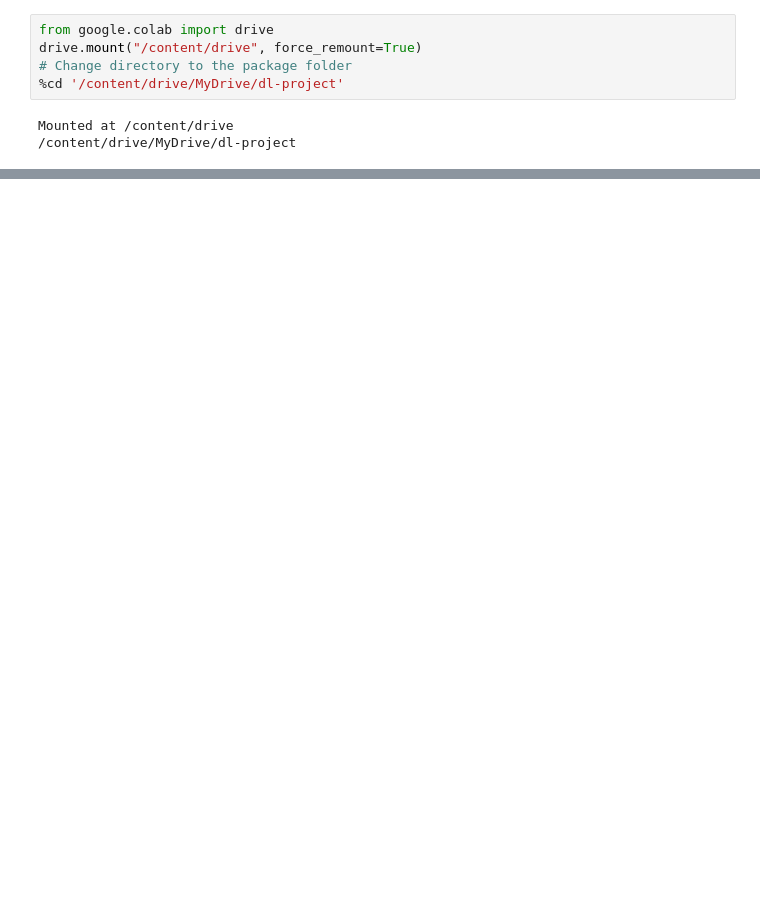
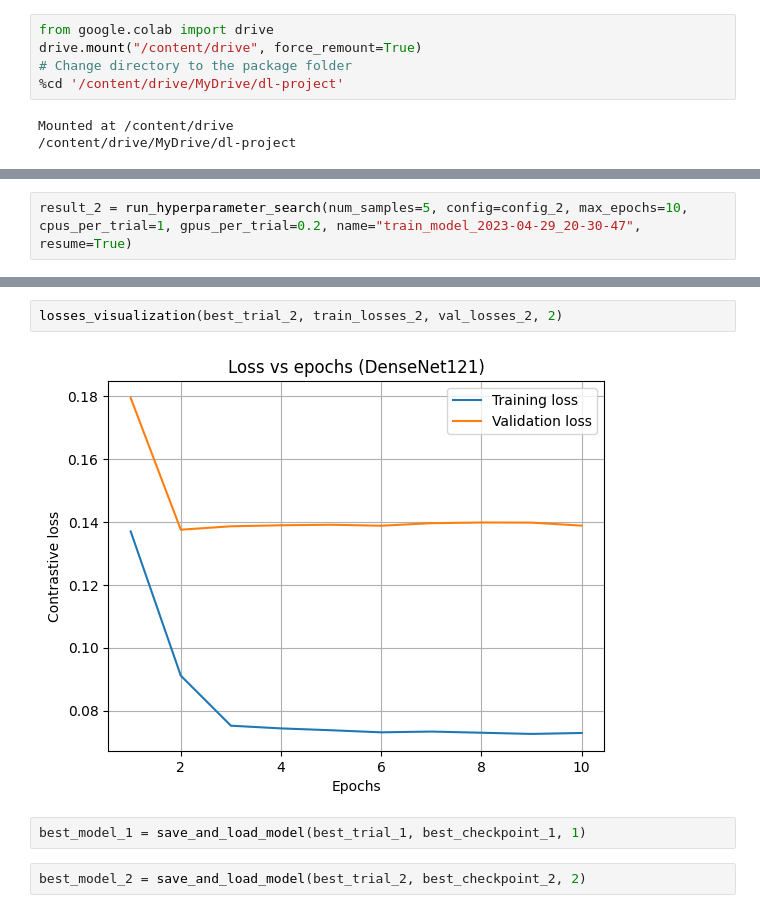
Before and after one commit to pavponn/dl-ecommerce-duplicates, a Jupyter notebook: ImageContrastiveLossMethod.ipynb, the cells around one changed output, grey strips where cells are left out. Cells and saved outputs as stored; diff of their text form; blank space fills up the shorter version.

```diff
--- a/ImageContrastiveLossMethod.ipynb
+++ b/ImageContrastiveLossMethod.ipynb
@@ -491,0 +323,2 @@ visualizer.plt_losses(train_losses, val_losses, 'BERT', 'Contrastive loss', 'exa
+# %%
+result_2 = run_hyperparameter_search(num_samples=5, config=config_2, max_epochs=10, cpus_per_trial=1, gpus_per_trial=0.2, name="train_model_2023-04-29_20-30-47", resume=True)
@@ -491,0 +415,8 @@ visualizer.plt_losses(train_losses, val_losses, 'BERT', 'Contrastive loss', 'exa
+# %%
+losses_visualization(best_trial_2, train_losses_2, val_losses_2, 2)
+# %% [output]
+[figure, added]
+# %%
+best_model_1 = save_and_load_model(best_trial_1, best_checkpoint_1, 1)
+# %%
+best_model_2 = save_and_load_model(best_trial_2, best_checkpoint_2, 2)
```
Also changed, not shown: parts of 42 cells of this notebook, 1 other file.
